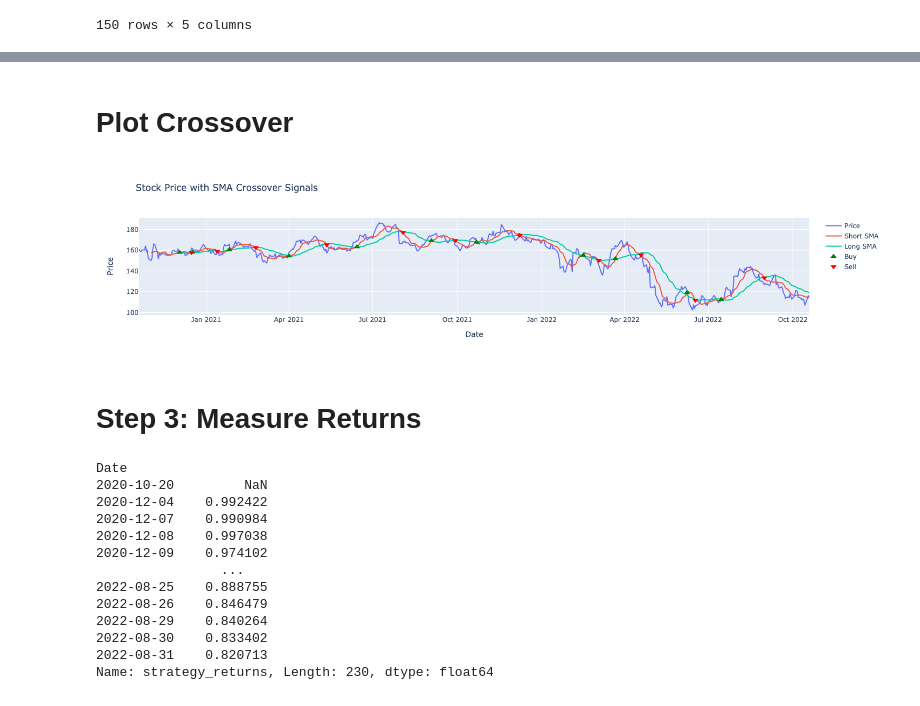
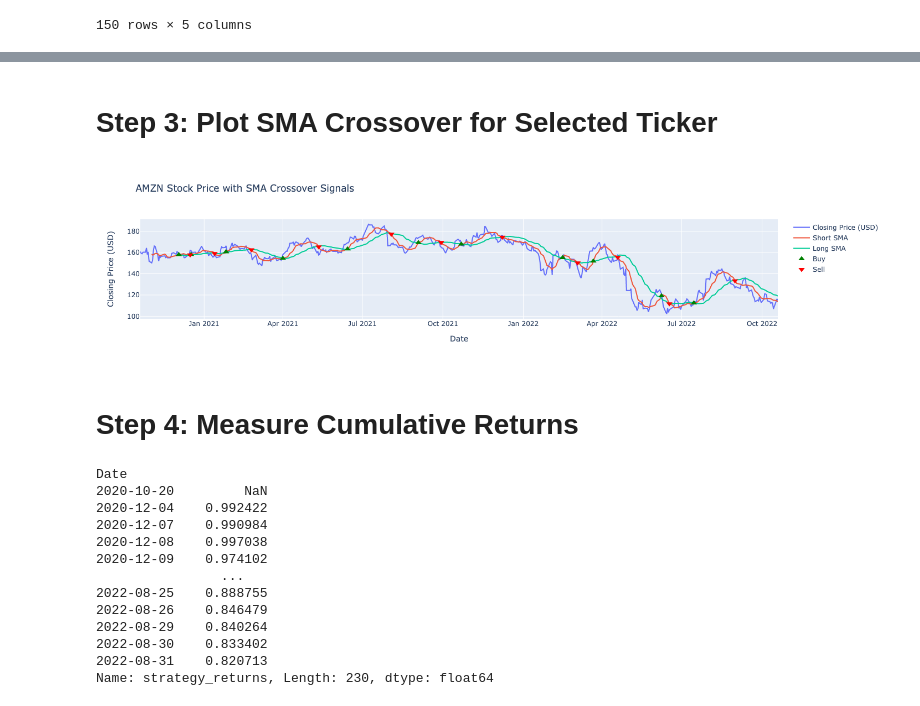
Before and after one commit to rolvera05/CrossoverPro, a Jupyter notebook: sourcev2.ipynb, the cells around one changed output, grey strips where cells are left out. Cells and saved outputs as stored; diff of their text form; code cells hidden in the pictures.

Commit message:
add final graph touches, clean up unwanted code/markdown

```diff
--- a/sourcev2.ipynb
+++ b/sourcev2.ipynb
@@ -85,11 +86,11 @@ Date
 # %% [markdown]
-# Plot Crossover
+# Step 3: Plot SMA Crossover for Selected Ticker
 # %%
 # Define the stock price trace
 price = go.Scatter(
     x=data.index,
     y=data['Close'],
-    name='Price',
+    name='Closing Price (USD)',
 )
 
 # Define the short SMA trace
@@ -108,38 +109,38 @@ long_sma = go.Scatter(
 
 # Define the buy signals trace
 buy_signals = go.Scatter(
     x=signals.loc[signals.positions == 1.0].index,
     y=signals.short_SMA[signals.positions == 1.0],
     name='Buy',
     mode='markers',
     marker=dict(size=10, symbol='triangle-up', color='green'),
 )
 
 # Define the sell signals trace
 sell_signals = go.Scatter(
     x=signals.loc[signals.positions == -1.0].index,
     y=signals.short_SMA[signals.positions == -1.0],
     name='Sell',
     mode='markers',
     marker=dict(size=10, symbol='triangle-down', color='red'),
 )
 
 # Define the layout
 layout = go.Layout(
-    title=dict(text='Stock Price with SMA Crossover Signals'),
+    title=dict(text=f'{ticker} Stock Price with SMA Crossover Signals'),
     xaxis=dict(title='Date'),
-    yaxis=dict(title='Price'),
+    yaxis=dict(title='Closing Price (USD)'),
 )
 
 # Create the figure
 fig = go.Figure(data=[price, short_sma, long_sma, buy_signals, sell_signals], layout=layout)
 
 # Display the figure
 fig.show()
 # %% [output]
-[figure, old version]
+[figure, new version]
 # %% [markdown]
-# Step 3: Measure Returns
+# Step 4: Measure Cumulative Returns
 # %%
 # Calculate daily returns
 signals['daily_returns'] = signals['price'].pct_change()
```
Also changed, not shown: parts of 22 cells of this notebook, 1 other file.
